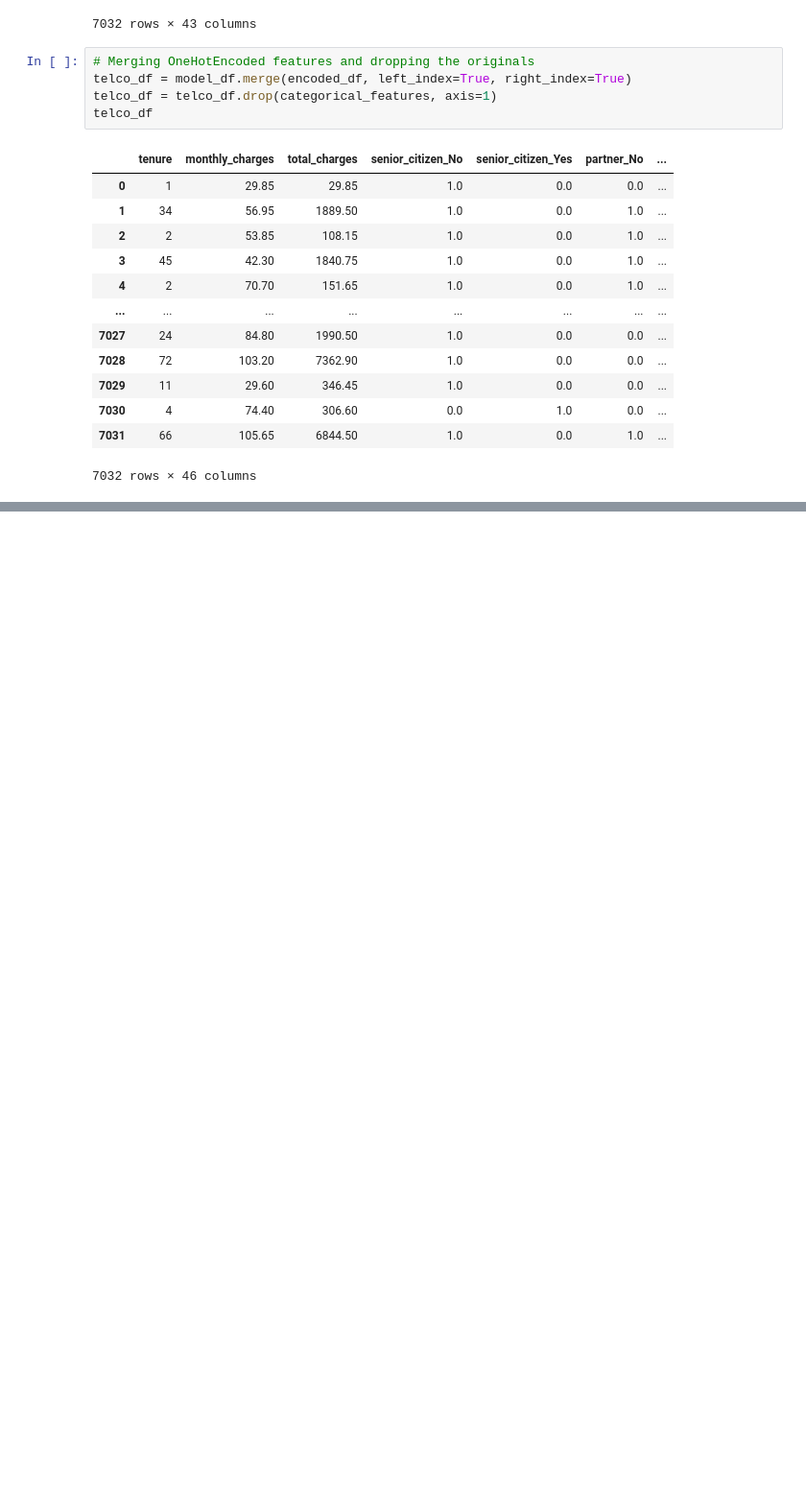
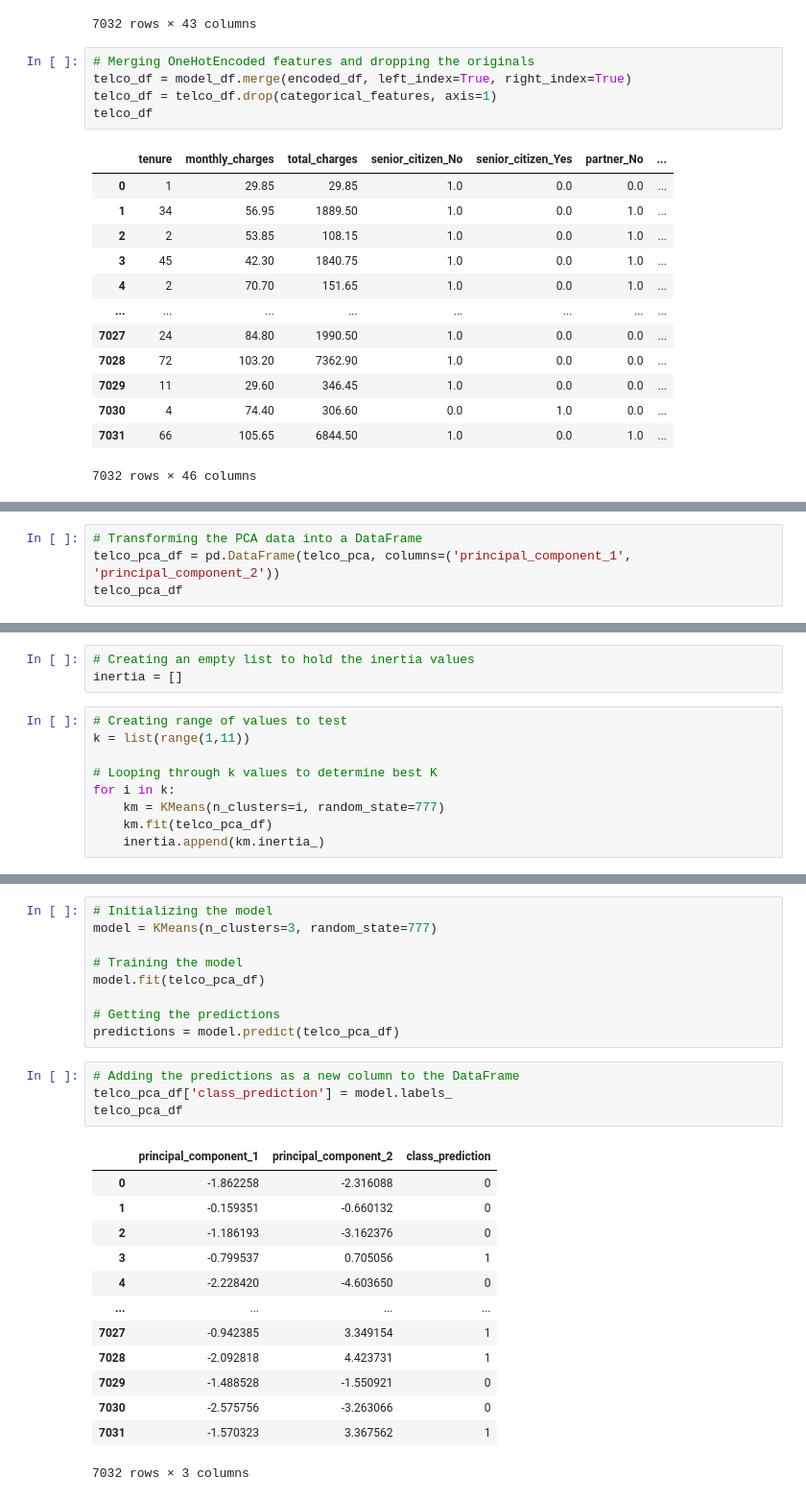
Before and after one commit to js816/Telco_churn, a Jupyter notebook: Telco_churn_ML_model.ipynb, the cells around one changed output, grey strips where cells are left out. Shown at 96% size. Cells and saved outputs as stored; diff of their text form; blank space fills up the shorter version.

Commit message:
Adding prediction clusters

```diff
--- a/Telco_churn_ML_model.ipynb
+++ b/Telco_churn_ML_model.ipynb
@@ -162,0 +204,4 @@ telco_df
+# %%
+# Transforming the PCA data into a DataFrame
+telco_pca_df = pd.DataFrame(telco_pca, columns=('principal_component_1', 'principal_component_2'))
+telco_pca_df
@@ -162,0 +227,12 @@ telco_df
+# %%
+# Creating an empty list to hold the inertia values
+inertia = []
+# %%
+# Creating range of values to test
+k = list(range(1,11))
+
+# Looping through k values to determine best K
+for i in k:
+    km = KMeans(n_clusters=i, random_state=777)
+    km.fit(telco_pca_df)
+    inertia.append(km.inertia_)
@@ -162,0 +249,27 @@ telco_df
+# %%
+# Initializing the model
+model = KMeans(n_clusters=3, random_state=777)
+
+# Training the model
+model.fit(telco_pca_df)
+
+# Getting the predictions
+predictions = model.predict(telco_pca_df)
+# %%
+# Adding the predictions as a new column to the DataFrame
+telco_pca_df['class_prediction'] = model.labels_
+telco_pca_df
+# %% [output]
+|  | principal_component_1 | principal_component_2 | class_prediction |
+| 0 | -1.862258 | -2.316088 | 0 |
+| 1 | -0.159351 | -0.660132 | 0 |
+| 2 | -1.186193 | -3.162376 | 0 |
+| 3 | -0.799537 | 0.705056 | 1 |
+| 4 | -2.228420 | -4.603650 | 0 |
+| ... | ... | ... | ... |
+| 7027 | -0.942385 | 3.349154 | 1 |
+| 7028 | -2.092818 | 4.423731 | 1 |
+| 7029 | -1.488528 | -1.550921 | 0 |
+| 7030 | -2.575756 | -3.263066 | 0 |
+| 7031 | -1.570323 | 3.367562 | 1 |
+7032 rows × 3 columns
```
Also changed, not shown: parts of 11 cells of this notebook.
